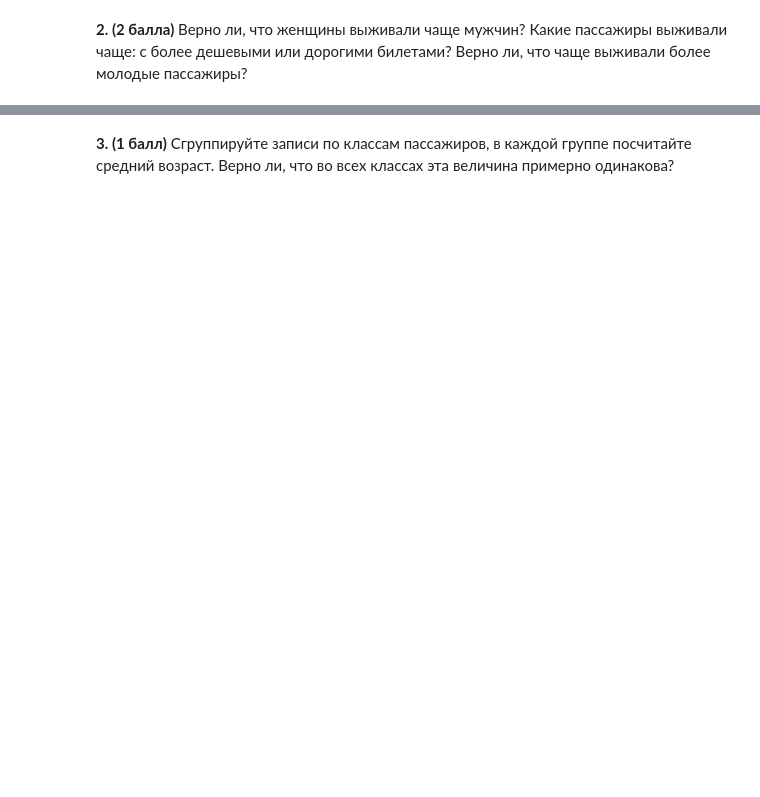
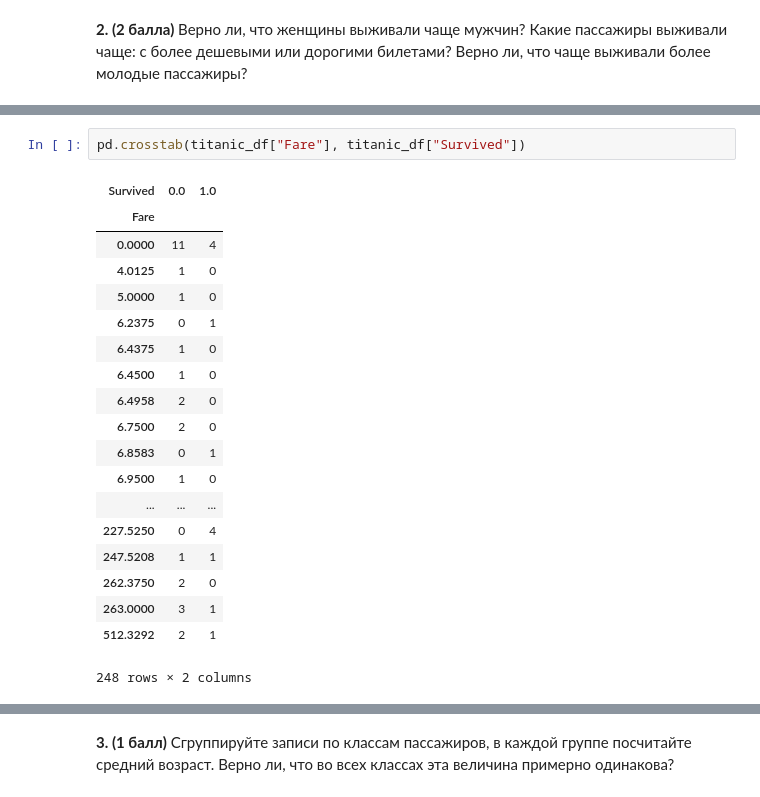
Before and after one commit to creaciond/3rd-year-programming, a Jupyter notebook: homeworks/lab2/lab2.ipynb, the cells around one changed output, grey strips where cells are left out. Cells and saved outputs as stored; diff of their text form; blank space fills up the shorter version.

```diff
--- a/homeworks/lab2/lab2.ipynb
+++ b/homeworks/lab2/lab2.ipynb
@@ -139,0 +144,22 @@ YOUR ANSWER HERE
+# %%
+pd.crosstab(titanic_df["Fare"], titanic_df["Survived"])
+# %% [output]
+| Survived | 0.0 | 1.0 |
+| Fare |  |  |
+| 0.0000 | 11 | 4 |
+| 4.0125 | 1 | 0 |
+| 5.0000 | 1 | 0 |
+| 6.2375 | 0 | 1 |
+| 6.4375 | 1 | 0 |
+| 6.4500 | 1 | 0 |
+| 6.4958 | 2 | 0 |
+| 6.7500 | 2 | 0 |
+| 6.8583 | 0 | 1 |
+| 6.9500 | 1 | 0 |
+| ... | ... | ... |
+| 227.5250 | 0 | 4 |
+| 247.5208 | 1 | 1 |
+| 262.3750 | 2 | 0 |
+| 263.0000 | 3 | 1 |
+| 512.3292 | 2 | 1 |
+248 rows × 2 columns
```
Also changed, not shown: parts of 31 cells of this notebook, 5 other files.
